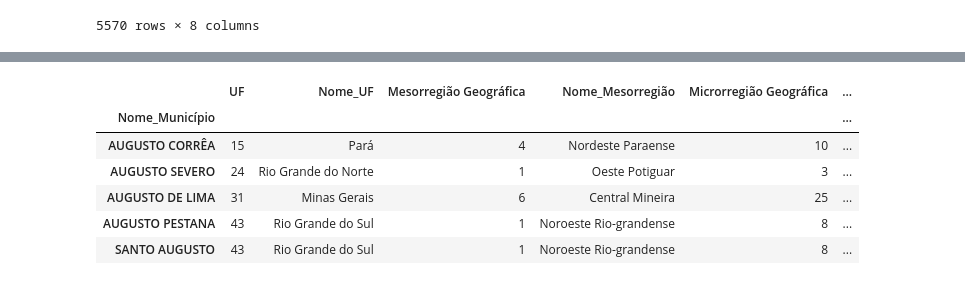
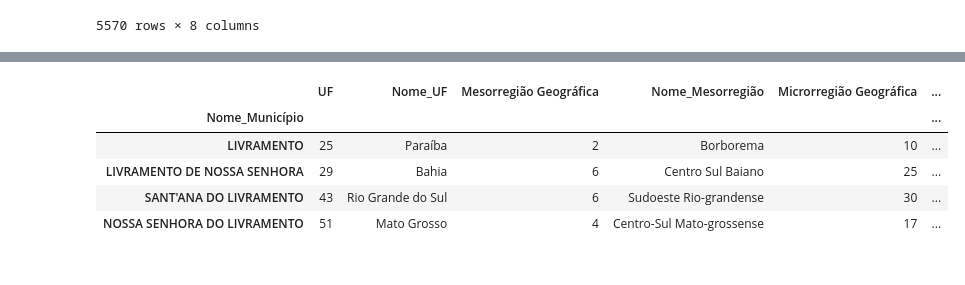
Before and after one commit to luizirber/2017-01-08-desertos, a Jupyter notebook: Usando Pandas para encontrar os desertos de notícias no Brasil.ipynb, the cells around one changed output, grey strips where cells are left out. Cells and saved outputs as stored; diff of their text form; code cells hidden in the pictures.

```diff
--- a/Usando Pandas para encontrar os desertos de notícias no Brasil.ipynb
+++ b/Usando Pandas para encontrar os desertos de notícias no Brasil.ipynb
@@ -99,10 +319,9 @@ atlas.loc[atlas.index.str.contains("AUGUSANTO")]
 # %%
-municipios_ibge[municipios_ibge.index.str.contains("AUGUSTO")]
+municipios_ibge.loc[municipios_ibge.index.str.contains("LIVRAMENTO")]
 # %% [output]
 |  | UF | Nome_UF | Mesorregião Geográfica | Nome_Mesorregião | Microrregião Geográfica | ... |
 | Nome_Município |  |  |  |  |  | ... |
-| AUGUSTO CORRÊA | 15 | Pará | 4 | Nordeste Paraense | 10 | ... |
-| AUGUSTO SEVERO | 24 | Rio Grande do Norte | 1 | Oeste Potiguar | 3 | ... |
-| AUGUSTO DE LIMA | 31 | Minas Gerais | 6 | Central Mineira | 25 | ... |
-| AUGUSTO PESTANA | 43 | Rio Grande do Sul | 1 | Noroeste Rio-grandense | 8 | ... |
-| SANTO AUGUSTO | 43 | Rio Grande do Sul | 1 | Noroeste Rio-grandense | 8 | ... |
+| LIVRAMENTO | 25 | Paraíba | 2 | Borborema | 10 | ... |
+| LIVRAMENTO DE NOSSA SENHORA | 29 | Bahia | 6 | Centro Sul Baiano | 25 | ... |
+| SANT'ANA DO LIVRAMENTO | 43 | Rio Grande do Sul | 6 | Sudoeste Rio-grandense | 30 | ... |
+| NOSSA SENHORA DO LIVRAMENTO | 51 | Mato Grosso | 4 | Centro-Sul Mato-grossense | 17 | ... |
```
Also changed, not shown: parts of 47 cells of this notebook, 1 other file.
